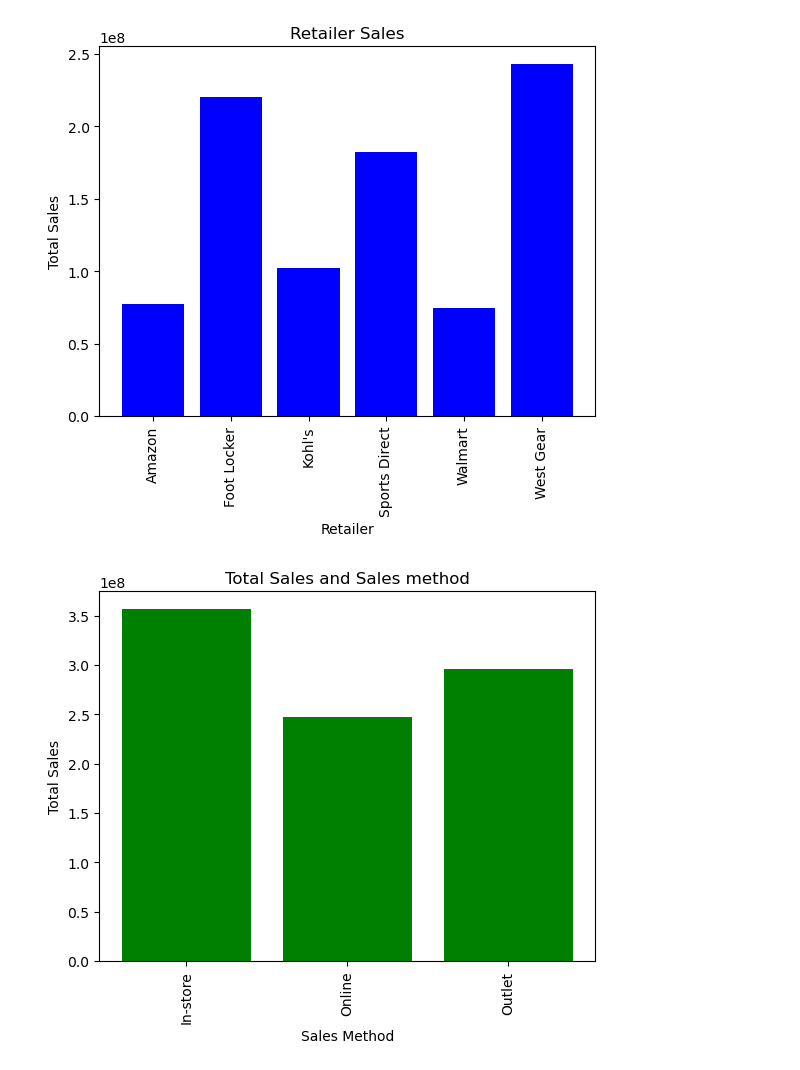
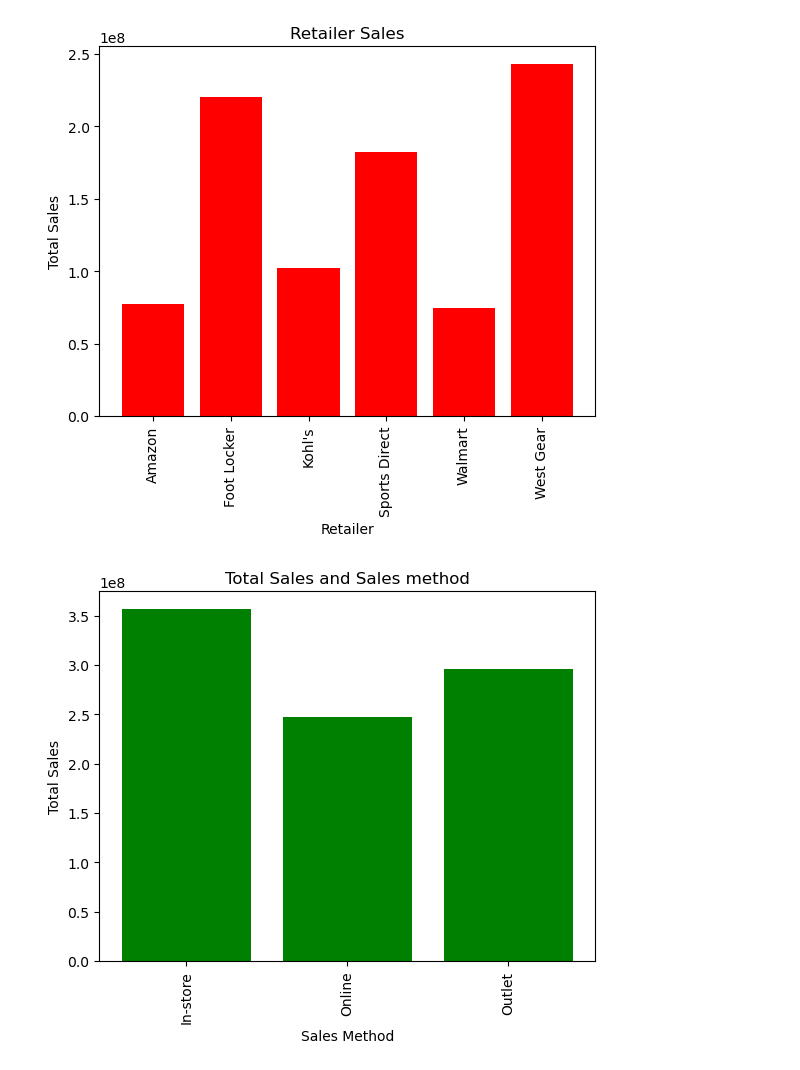
Before and after one commit to developerRD/Data-Analysis-python, a Jupyter notebook: adidas-sales-data-visualization-and-regression.ipynb, the cells around one changed output. Cells and saved outputs as stored; diff of their text form; code cells hidden in the pictures.

Commit message:
Kaggle Notebook | Adidas Sales data visualization and regression | Version 2

```diff
--- a/adidas-sales-data-visualization-and-regression.ipynb
+++ b/adidas-sales-data-visualization-and-regression.ipynb
@@ -11,15 +11,14 @@ import matplotlib.pyplot as plt
 import statsmodels.api as sm # for regression
 
 
-# Read the Adidas sales data from Kaggle
 data = pd.read_csv('/kaggle/input/adidas-clean/adidas.csv')
 
-# Group the data by retailer and calculate the total sales and units sold for each retailer
-total_sales_units_by_retailer = data.groupby('Retailer').agg({'Total Sales': 'sum', 'Units Sold': 'sum'})
-total_sales_units_by_salesMethod = data.groupby('Sales Method').agg({'Total Sales': 'sum', 'Units Sold': 'sum'})
+# calculated the total sales and units sold for each retailer and grouped by Retailer
+by_retailer = data.groupby('Retailer').agg({'Total Sales': 'sum', 'Units Sold': 'sum'})
+by_salesMethod = data.groupby('Sales Method').agg({'Total Sales': 'sum', 'Units Sold': 'sum'})
 
 # Create the histogram for retailer per sales
-plt.bar(total_sales_units_by_retailer.index, total_sales_units_by_retailer['Total Sales'], color='blue')
+plt.bar(by_retailer.index, by_retailer['Total Sales'], color='red')
 plt.xlabel('Retailer')
 plt.ylabel('Total Sales')
 plt.title('Retailer Sales')
@@ -29,49 +28,51 @@ plt.xticks(rotation=90)
 
 # Display the retailer per sales histogram
 plt.show()
 
 # Create the histogram for units sold per total sales
-plt.bar(total_sales_units_by_salesMethod.index, total_sales_units_by_salesMethod['Total Sales'], color='green')
+plt.bar(by_salesMethod.index, by_salesMethod['Total Sales'], color='green')
 plt.xlabel('Sales Method')
 plt.ylabel('Total Sales')
 plt.title('Total Sales and Sales method')
 
 # Rotate the x-axis labels for better visibility
 plt.xticks(rotation=90)
 
 # Display the units sold per total sales histogram
 plt.show()
 
+
 # Select the relevant columns for regression analysis
-df = data[['Total Sales', 'Retailer','Region','State','City', 'Product','Price per Unit', 'Units Sold','Sales Method']]
+df = data[['Total Sales', 'Retailer', 'Units Sold', 'Product', 'Sales Method']]
 
 # Convert categorical variables into dummy/indicator variables
-df = pd.get_dummies(df, drop_first=True)
+df = pd.get_dummies(df, columns=['Retailer', 'Product', 'Sales Method'], drop_first=True)
 
 # Define the dependent variable (Y) and independent variables (X)
-# Model 1 aims to identify the relationship between the independent variables  and the total sales.
 Y = df['Total Sales']
 X = df.drop('Total Sales', axis=1)
-# Model 2 aims to identify the relationship between the independent variables and the units sold.
-Y1 =df['Units Sold']
-X1 =df.drop('Units Sold', axis=1)
 
-# Add a constant column to the independent variables
-X = sm.add_constant(X)
+# Perform stepwise regression using backward elimination
+def backward_elimination(X, Y, significance_level=0.05):
+    num_vars = X.shape[1]
+    for i in range(num_vars):
+        model = sm.OLS(Y, X).fit()
+        max_p_value = max(model.pvalues)
+        if max_p_value > significance_level:
+            max_p_index = np.argmax(model.pvalues)
+            X = X.drop(X.columns[max_p_index], axis=1)
+        else:
+            break
+    return model
 
-# Perform the regression analysis
-model = sm.OLS(Y, X).fit()
+# Perform backward elimination stepwise regression
+model_stepwise = backward_elimination(X, Y)
 
 # Print the regression summary
-print(model.summary())
-
-X1 = sm.add_constant(X1)
-model1 = sm.OLS(Y1, X1).fit()
-print(model1.summary())
-
+print(model_stepwise.summary())
 
 # You can write up to 20GB to the current directory (/kaggle/working/) that gets preserved as output when you create a version using "Save & Run All"
 # You can also write temporary files to /kaggle/temp/, but they won't be saved outside of the current session
 # %% [output]
-[figure, old version]
+[figure, new version]
 [figure]
```
Also changed, not shown: parts of 1 cell of this notebook.
